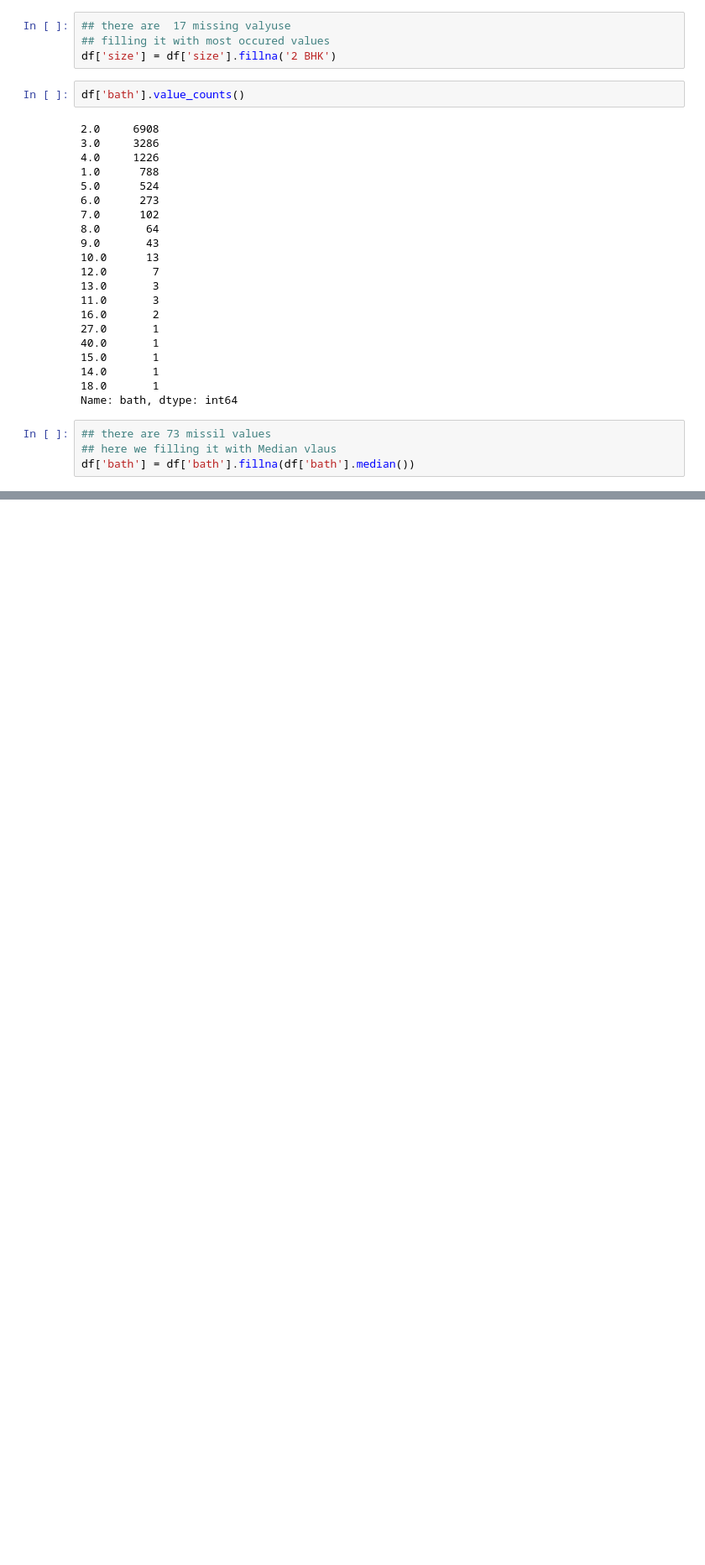
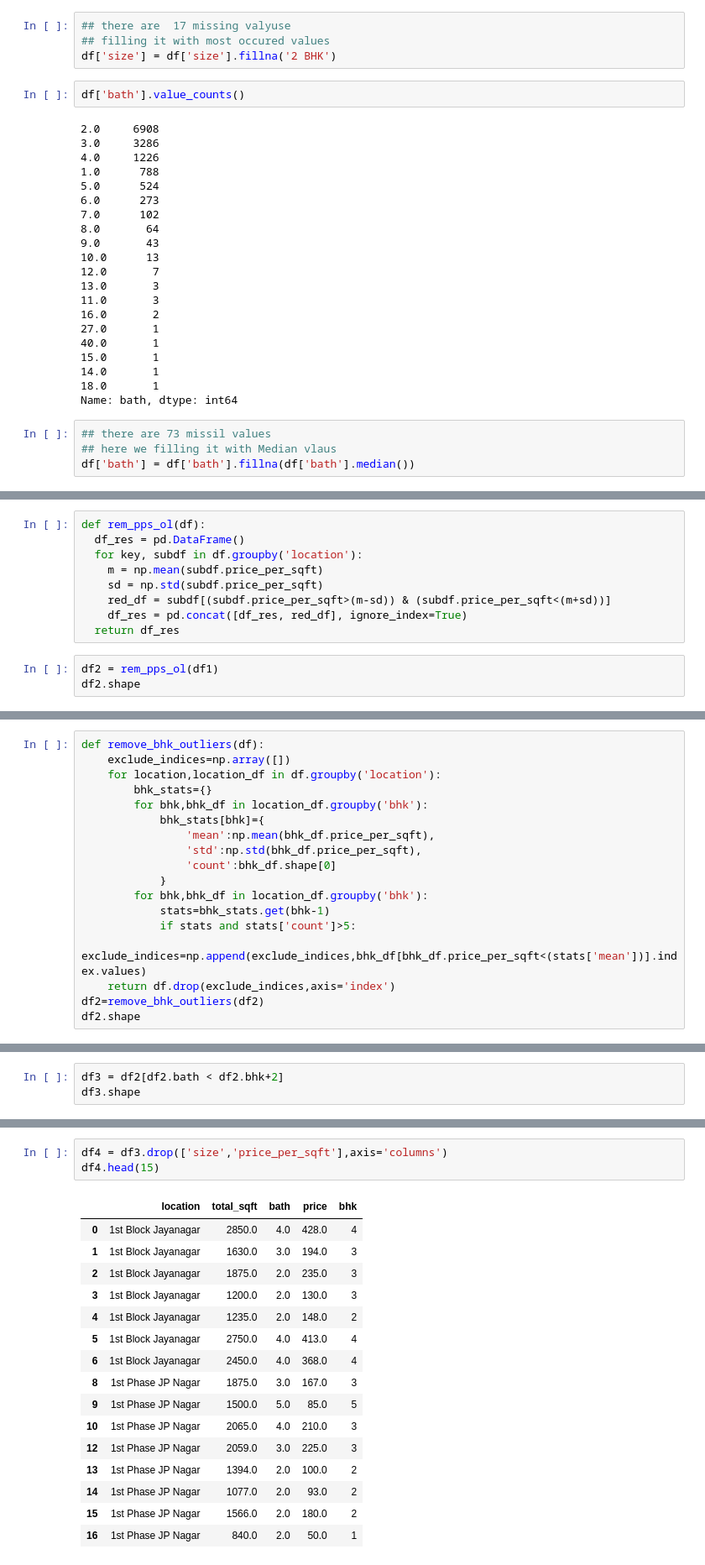
Before and after one commit to bharat24835/Mini_Project, a Jupyter notebook: notebooks/price.ipynb, the cells around one changed output, grey strips where cells are left out. Shown: that part at 84% size. Saved outputs shown, nothing was run; the diff lists cells and outputs as text; blank space fills up the shorter version.

```diff
--- a/notebooks/price.ipynb
+++ b/notebooks/price.ipynb
@@ -180,0 +328,12 @@ df['bath'] = df['bath'].fillna(df['bath'].median())
+# %%
+def rem_pps_ol(df):
+  df_res = pd.DataFrame()
+  for key, subdf in df.groupby('location'):
+    m = np.mean(subdf.price_per_sqft)
+    sd = np.std(subdf.price_per_sqft)
+    red_df = subdf[(subdf.price_per_sqft>(m-sd)) & (subdf.price_per_sqft<(m+sd))]
+    df_res = pd.concat([df_res, red_df], ignore_index=True)
+  return df_res
+# %%
+df2 = rem_pps_ol(df1)
+df2.shape
@@ -180,0 +342,18 @@ df['bath'] = df['bath'].fillna(df['bath'].median())
+# %%
+def remove_bhk_outliers(df):
+    exclude_indices=np.array([])
+    for location,location_df in df.groupby('location'):
+        bhk_stats={}
+        for bhk,bhk_df in location_df.groupby('bhk'):
+            bhk_stats[bhk]={
+                'mean':np.mean(bhk_df.price_per_sqft),
+                'std':np.std(bhk_df.price_per_sqft),
+                'count':bhk_df.shape[0]
+            }
+        for bhk,bhk_df in location_df.groupby('bhk'):
+            stats=bhk_stats.get(bhk-1)
+            if stats and stats['count']>5:
+                exclude_indices=np.append(exclude_indices,bhk_df[bhk_df.price_per_sqft<(stats['mean'])].index.values)
+    return df.drop(exclude_indices,axis='index')
+df2=remove_bhk_outliers(df2)
+df2.shape
@@ -180,0 +362,3 @@ df['bath'] = df['bath'].fillna(df['bath'].median())
+# %%
+df3 = df2[df2.bath < df2.bhk+2]
+df3.shape
@@ -180,0 +367,20 @@ df['bath'] = df['bath'].fillna(df['bath'].median())
+# %%
+df4 = df3.drop(['size','price_per_sqft'],axis='columns')
+df4.head(15)
+# %% [output]
+|  | location | total_sqft | bath | price | bhk |
+| 0 | 1st Block Jayanagar | 2850.0 | 4.0 | 428.0 | 4 |
+| 1 | 1st Block Jayanagar | 1630.0 | 3.0 | 194.0 | 3 |
+| 2 | 1st Block Jayanagar | 1875.0 | 2.0 | 235.0 | 3 |
+| 3 | 1st Block Jayanagar | 1200.0 | 2.0 | 130.0 | 3 |
+| 4 | 1st Block Jayanagar | 1235.0 | 2.0 | 148.0 | 2 |
+| 5 | 1st Block Jayanagar | 2750.0 | 4.0 | 413.0 | 4 |
+| 6 | 1st Block Jayanagar | 2450.0 | 4.0 | 368.0 | 4 |
+| 8 | 1st Phase JP Nagar | 1875.0 | 3.0 | 167.0 | 3 |
+| 9 | 1st Phase JP Nagar | 1500.0 | 5.0 | 85.0 | 5 |
+| 10 | 1st Phase JP Nagar | 2065.0 | 4.0 | 210.0 | 3 |
+| 12 | 1st Phase JP Nagar | 2059.0 | 3.0 | 225.0 | 3 |
+| 13 | 1st Phase JP Nagar | 1394.0 | 2.0 | 100.0 | 2 |
+| 14 | 1st Phase JP Nagar | 1077.0 | 2.0 | 93.0 | 2 |
+| 15 | 1st Phase JP Nagar | 1566.0 | 2.0 | 180.0 | 2 |
+| 16 | 1st Phase JP Nagar | 840.0 | 2.0 | 50.0 | 1 |
```
Also changed, not shown: parts of 46 cells of this notebook.
